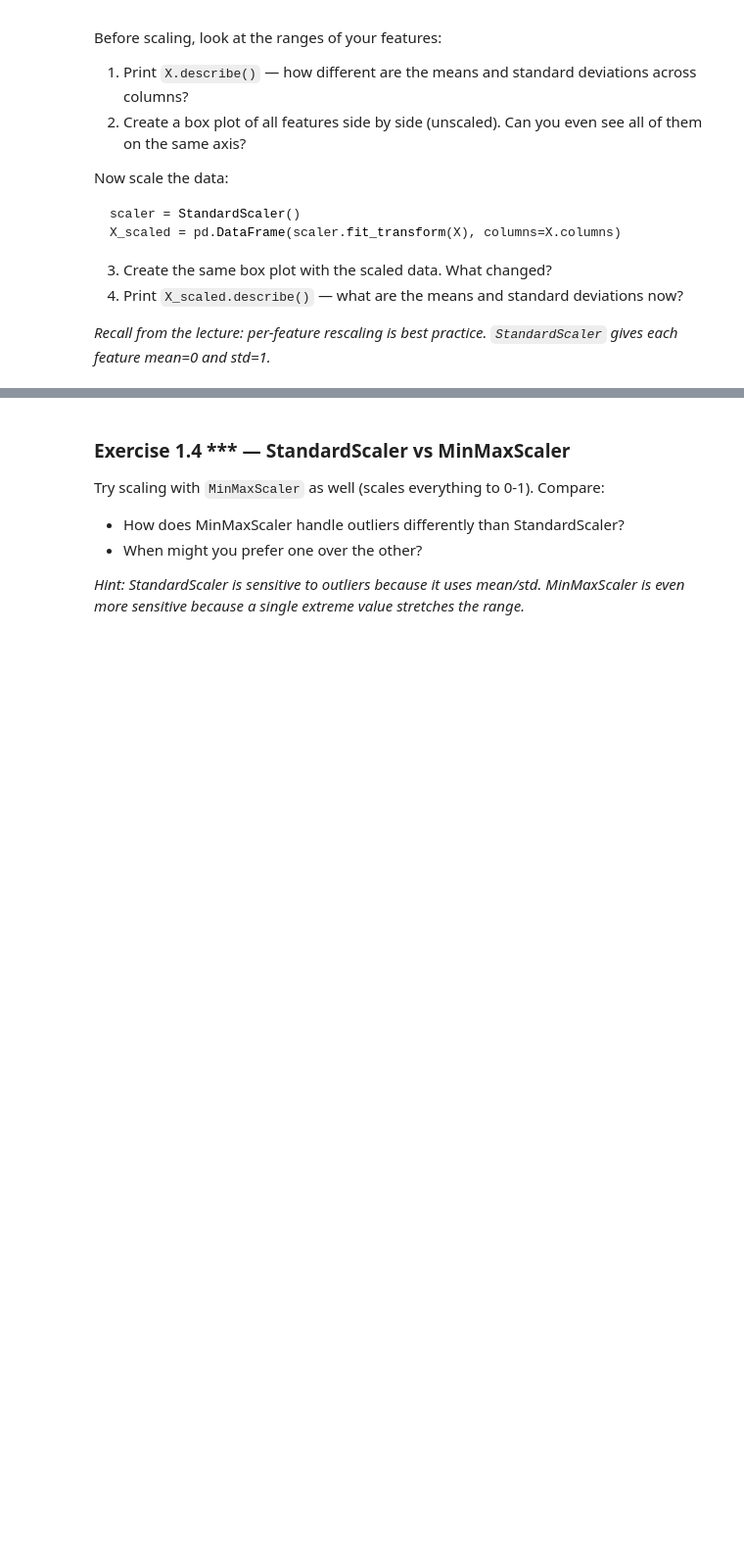
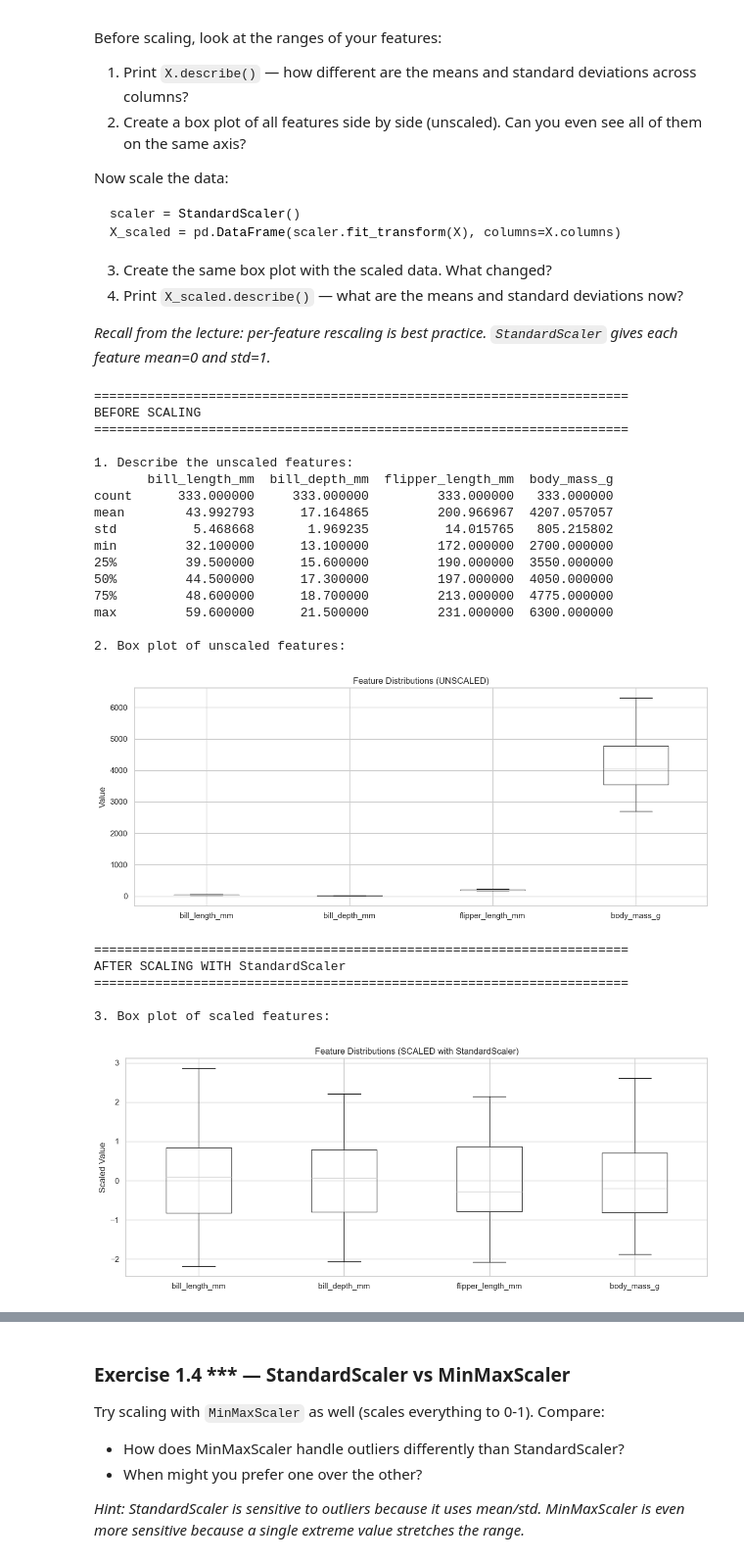
Before and after one commit to Gson99/Workshop-UML, a Jupyter notebook: unsupervised_ml_workshop.ipynb, the cells around one changed output, grey strips where cells are left out. Shown at 98% size. Saved outputs shown, nothing was run; the diff lists cells and outputs as text; code cells hidden in the pictures; blank space fills up the shorter version.

```diff
--- a/unsupervised_ml_workshop.ipynb
+++ b/unsupervised_ml_workshop.ipynb
@@ -169,0 +214,67 @@ X_scaled = pd.DataFrame(scaler.fit_transform(X), columns=X.columns)
+# %%
+# Your code here
+# 1.3: Why scaling matters
+
+print("=" * 70)
+print("BEFORE SCALING")
+print("=" * 70)
+
+print("\n1. Describe the unscaled features:")
+print(X.describe())
+
+print("\n2. Box plot of unscaled features:")
+fig, ax = plt.subplots(figsize=(12, 5))
+X.boxplot(ax=ax)
+plt.title('Feature Distributions (UNSCALED)')
+plt.ylabel('Value')
+plt.tight_layout()
+plt.show()
+
+print("\n" + "=" * 70)
+print("AFTER SCALING WITH StandardScaler")
+print("=" * 70)
+
+# Scale the data
+scaler = StandardScaler()
+X_scaled = pd.DataFrame(scaler.fit_transform(X), columns=X.columns)
+
+print("\n3. Box plot of scaled features:")
+fig, ax = plt.subplots(figsize=(12, 5))
+X_scaled.boxplot(ax=ax)
+plt.title('Feature Distributions (SCALED with StandardScaler)')
+plt.ylabel('Scaled Value')
+plt.tight_layout()
+plt.show()
+
+print("\n4. Describe the scaled features:")
+print(X_scaled.describe())
+
+print("\nObservations:")
+print("- Unscaled: features have very different ranges (bill_length_mm: ~30-60, body_mass_g: ~2700-6300)")
+print("- This means body_mass_g dominates distance calculations in clustering!")
+print("- Scaled: all features now have mean ≈ 0 and std ≈ 1")
+print("- Now each feature contributes equally to distances between points")
+# %% [output]
+======================================================================
+BEFORE SCALING
+======================================================================
+
+1. Describe the unscaled features:
+       bill_length_mm  bill_depth_mm  flipper_length_mm  body_mass_g
+count      333.000000     333.000000         333.000000   333.000000
+mean        43.992793      17.164865         200.966967  4207.057057
+std          5.468668       1.969235          14.015765   805.215802
+min         32.100000      13.100000         172.000000  2700.000000
+25%         39.500000      15.600000         190.000000  3550.000000
+50%         44.500000      17.300000         197.000000  4050.000000
+75%         48.600000      18.700000         213.000000  4775.000000
+max         59.600000      21.500000         231.000000  6300.000000
+
+2. Box plot of unscaled features:
+[figure, added]
+======================================================================
+AFTER SCALING WITH StandardScaler
+======================================================================
+
+3. Box plot of scaled features:
+[figure, added]
```
Also changed, not shown: parts of 8 cells of this notebook.
